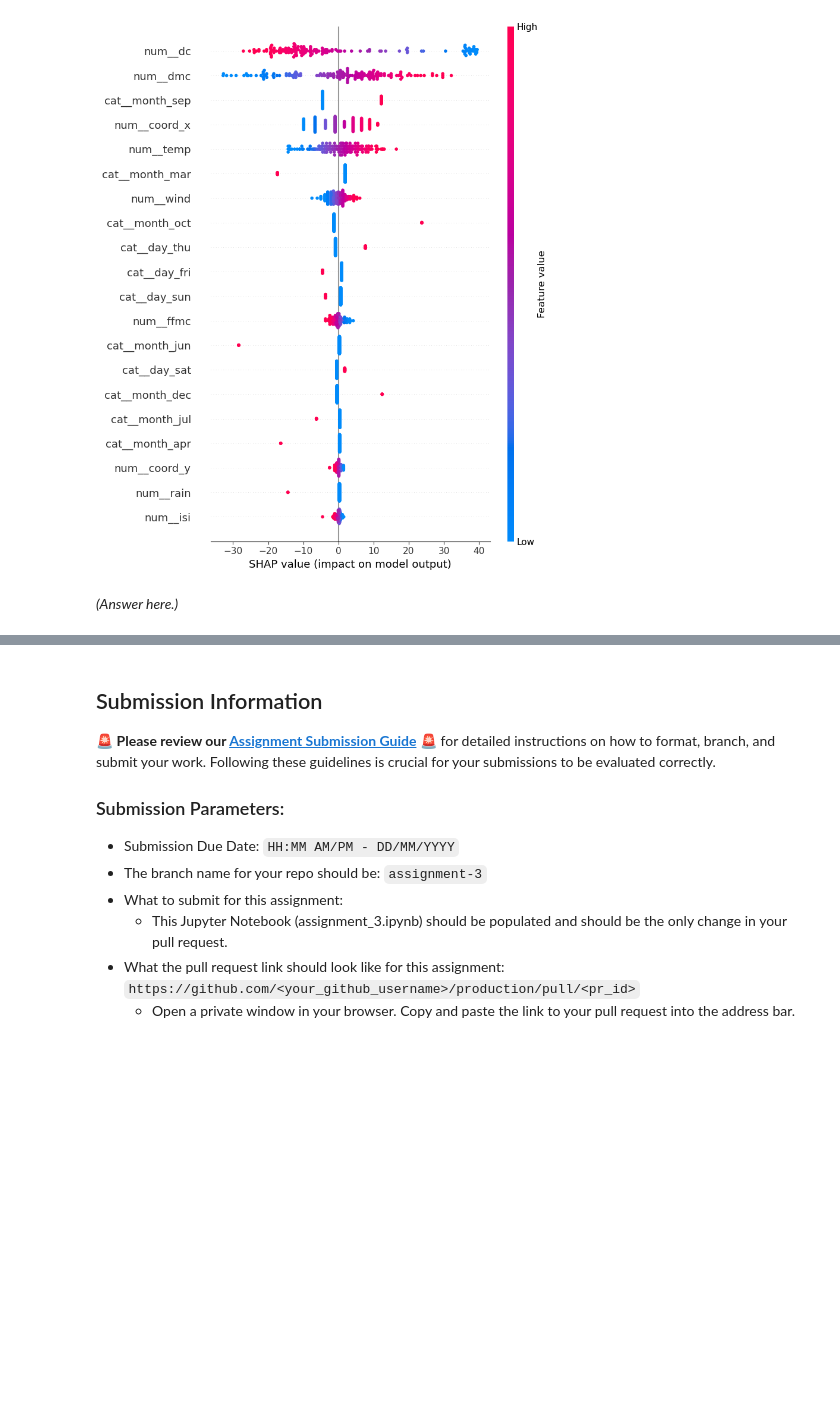
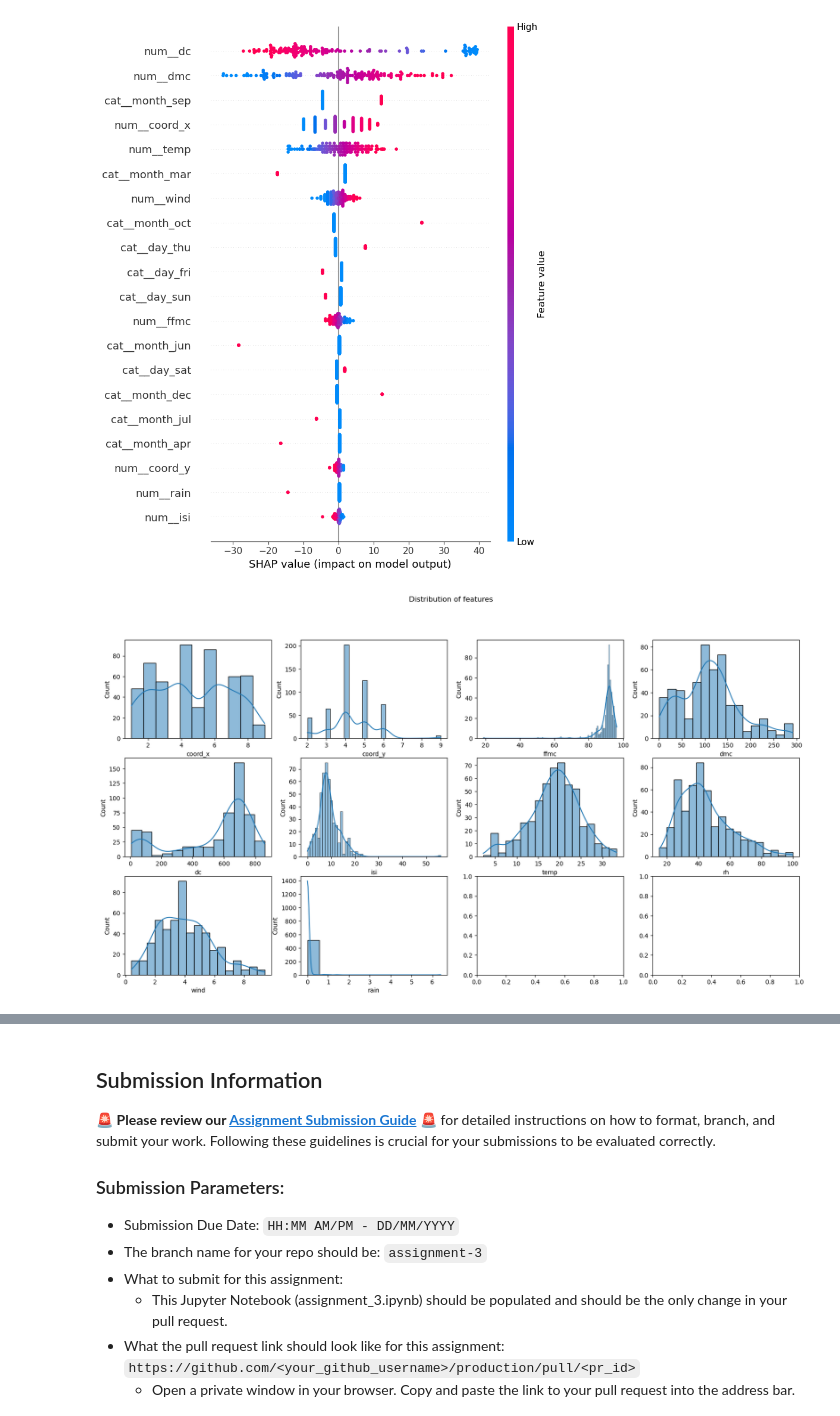
Before and after one commit to YMakushenko/scaling_to_production, a Jupyter notebook: 02_activities/assignments/assignment_3.ipynb, the cells around one changed output, grey strips where cells are left out. Drawn from its saved outputs; the diff is of its cells as text; code cells hidden in the pictures; blank space fills up the shorter version.

```diff
--- a/02_activities/assignments/assignment_3.ipynb
+++ b/02_activities/assignments/assignment_3.ipynb
@@ -425,5 +435,14 @@ shap.waterfall_plot(shap_values_instance_with_names)
 shap.summary_plot(shap_values, data_transform, feature_names=pipeline_b['preprocessing'].get_feature_names_out())
 # %% [output]
 [figure]
-# %% [markdown]
-*(Answer here.)*
+# %%
+# Analyzing distribution of each feature to decide if we need to apply a transformation
+import matplotlib.pyplot as plt
+import seaborn as sns
+fig, axes = plt.subplots (3, 4, figsize=(20, 10))
+fig.suptitle( 'Distribution of features')
+for i, feature in enumerate (numerical_features):
+    sns.histplot(X[feature], ax=axes [i//4, i%4], kde=True)
+plt.show ()
+# %% [output]
+[figure, added]
```
Also changed, not shown: parts of 2 cells of this notebook, 3 other files.
